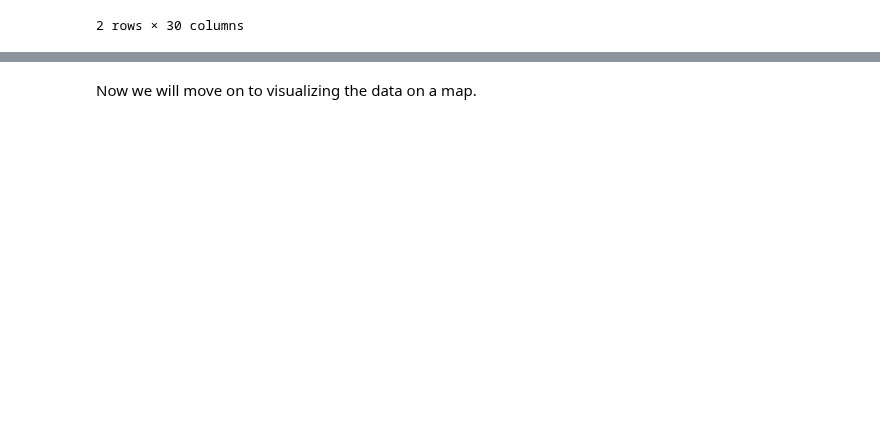
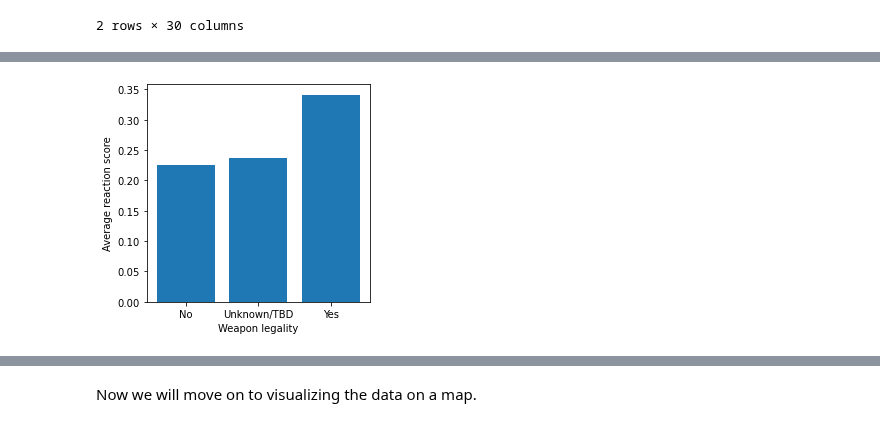
Before and after one commit to epfl-ada/ada-2021-project-clezemath, a Jupyter notebook: milestone3.ipynb, the cells around one changed output, grey strips where cells are left out. Saved outputs shown, nothing was run; the diff lists cells and outputs as text; code cells hidden in the pictures; blank space fills up the shorter version.

```diff
--- a/milestone3.ipynb
+++ b/milestone3.ipynb
@@ -536,0 +557,23 @@ plt.show()
+# %%
+# Get only 'Yes', 'No' and 'Unknown/TBD' answers to legality of weapons
+data2.weapons_obtained_legally.replace('\nYes', 'Yes', inplace=True)
+data2.weapons_obtained_legally.replace('-', 'Unknown', inplace=True)
+data2.weapons_obtained_legally.replace('TBD', 'Unknown', inplace=True)
+data2.weapons_obtained_legally.replace('Yes ("some of the weapons were purchased legally and some of them may not have been")', 'Yes', inplace=True)
+data2.weapons_obtained_legally.replace('Kelley passed federal criminal background checks; the US Air Force failed to provide information on his criminal history to the FBI', 'Unknown', inplace=True)
+data2.weapons_obtained_legally.replace('Unknown', 'Unknown/TBD', inplace=True)
+
+# Group all rows by weapon legality, and average the values of columns doing so
+data_by = data2.groupby(['weapons_obtained_legally']).mean()
+data_by = data_by.reset_index()
+
+# Plot the reaction score average for each location type
+fig = plt.subplots(figsize=(4,4))
+
+# Plot the average reaction score for each weapon legality type
+plt.bar(data_by.weapons_obtained_legally, data_by.reaction_score)
+plt.xlabel('Weapon legality')
+plt.ylabel('Average reaction score')
+plt.show()
+# %% [output]
+[figure, added]
```
Also changed, not shown: parts of 16 cells of this notebook, 1 other file.
